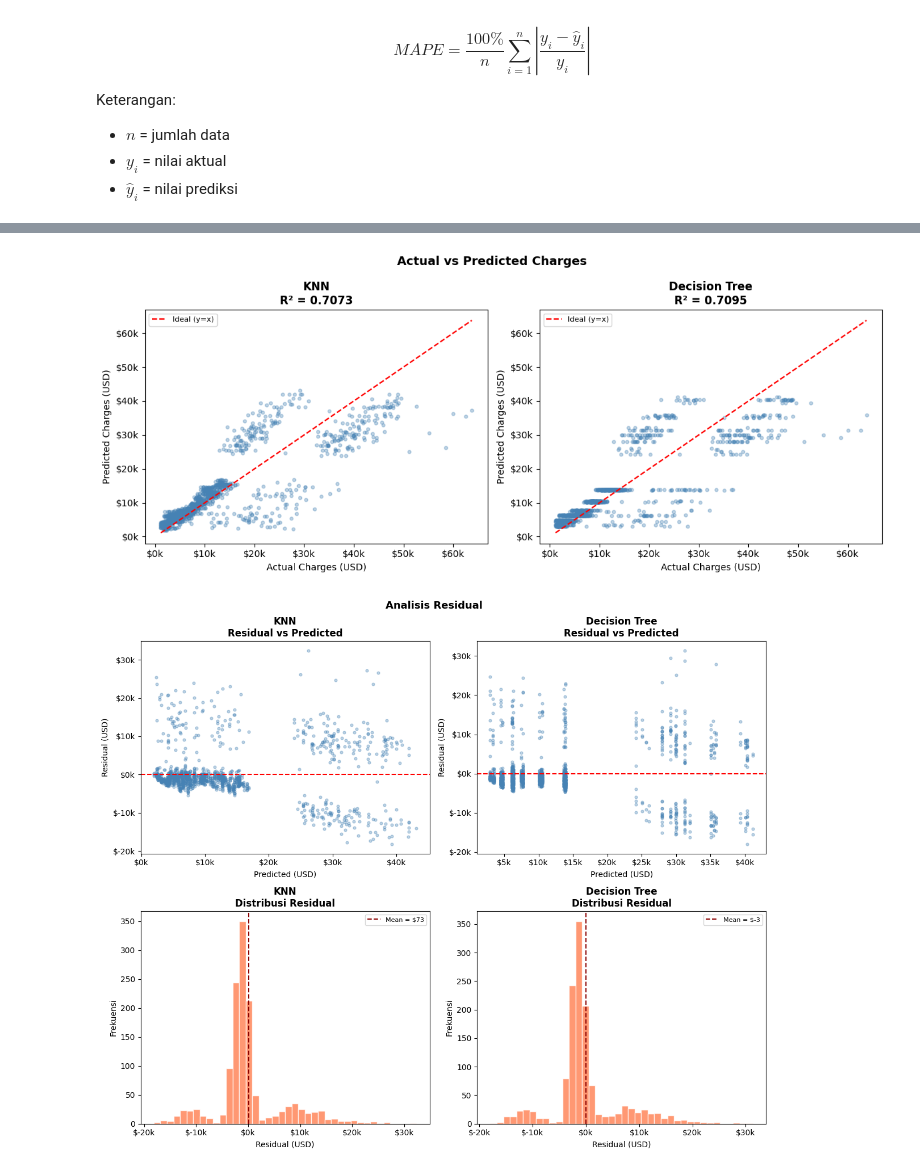
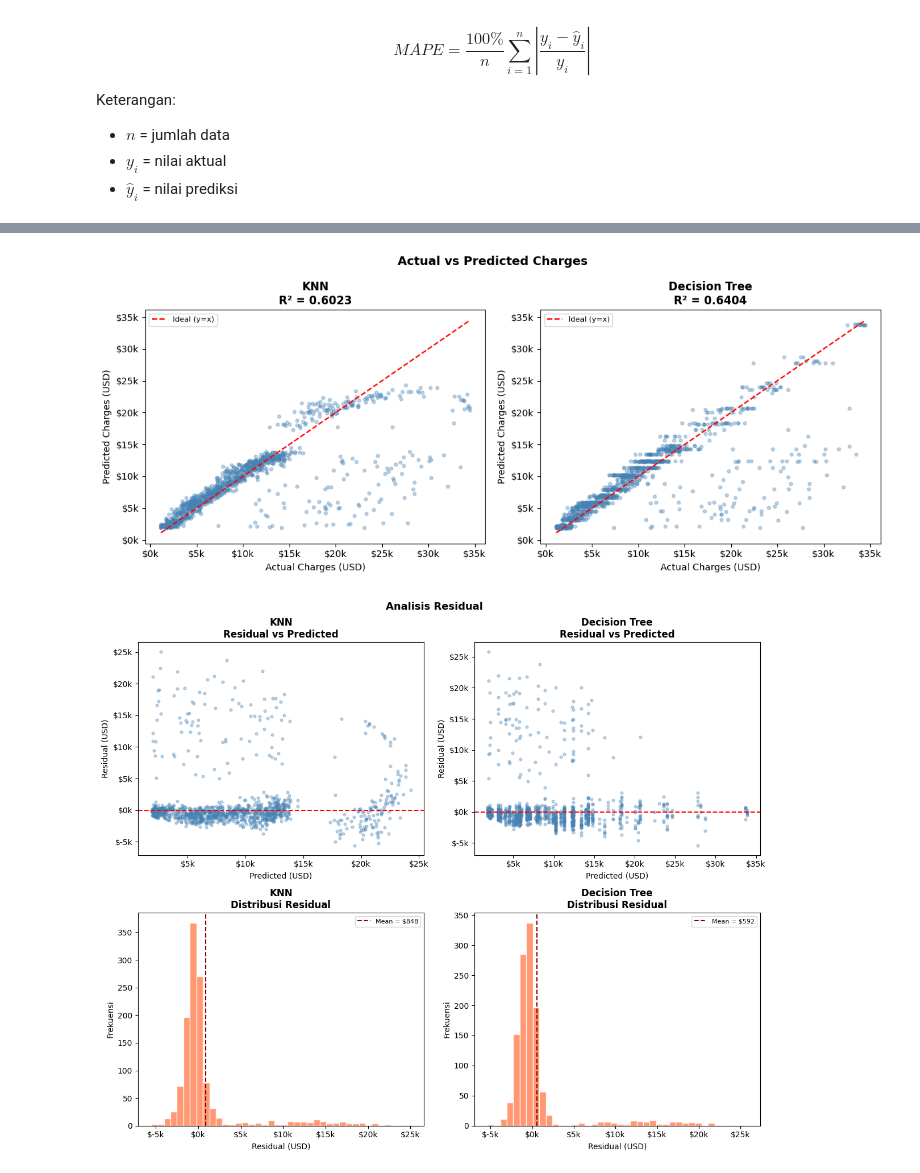
Before and after one commit to flynnight/Tubes-Siscer, a Jupyter notebook: ML_Medical_Insurance_Regresi.ipynb, the cells around one changed output, grey strips where cells are left out. Saved outputs shown, nothing was run; the diff lists cells and outputs as text; code cells hidden in the pictures.

```diff
--- a/ML_Medical_Insurance_Regresi.ipynb
+++ b/ML_Medical_Insurance_Regresi.ipynb
@@ -367,6 +675,6 @@ Penelitian ini menggunakan metode K-Fold Cross Validation dengan 5 fold untuk me
 # %%
 kf = KFold(
-    n_splits=5,
+    n_splits=3,
     shuffle=True,
     random_state=42
 )
@@ -446,8 +709,10 @@ Hasil tersebut menunjukkan bahwa model KNN dengan 19 tetangga terdekat menghasil
 # %%
 # Decision Tree
 param_dt = {
-    'max_depth': [3,5,7,9],
-    'min_samples_split': [2,5,10]
+    'max_depth'        : [3, 5, 7, 9, 11, 13, None],
+    'min_samples_split': [2, 5, 10, 15, 20, 30, 50, 100],
+    'min_samples_leaf' : [1, 2, 4, 6, 8, 10],
+    'criterion'        : ['squared_error', 'friedman_mse']
 }
 
 grid_dt = GridSearchCV(
@@ -457,7 +722,6 @@ grid_dt = GridSearchCV(
     scoring='r2'
 )
 
-grid_dt.fit(X, y)
-
+grid_dt.fit(X, y_log)
 print(grid_dt.best_params_)
 # %% [output]
@@ -607,73 +887,48 @@ results.style.format({
 # %%
-# Scatter Plot
-# membuat 1 baris dan 2 kolom dengan lebar 12 dan tinggi 5
 fig, axes = plt.subplots(1, 2, figsize=(12, 5))
 fig.suptitle('Actual vs Predicted Charges', fontsize=13, fontweight='bold')
 
-# zip(axes, model_names, preds_all) = menggabungkan 3 list sekaligus sehingga setiap iterasi dapat 1 subplot, 1 nama model, 1 array prediksi
 for ax, name, pred in zip(axes, model_names, preds_all):
-
-    # hitung R² untuk ditampilkan di judul subplot
-    r2 = r2_score(y, pred)
-
-    # alpha=0.35 → transparansi titik agar tidak menumpuk
-    # s=12 → ukuran titik
-    ax.scatter(y, pred, alpha=0.35, s=12, color='steelblue')
-
-    # lims = batas sumbu x dan y disamakan agar garis ideal berbentuk diagonal 45°
-    lims = [min(y.min(), pred.min()), max(y.max(), pred.max())]
-
-    # garis merah putus-putus = kondisi ideal (prediksi == aktual)
+    r2 = r2_score(y_actual, pred)
+    ax.scatter(y_actual, pred, alpha=0.35, s=12, color='steelblue')
+    lims = [min(y_actual.min(), pred.min()), max(y_actual.max(), pred.max())]
     ax.plot(lims, lims, 'r--', linewidth=1.5, label='Ideal (y=x)')
-
     ax.set_xlabel('Actual Charges (USD)')
     ax.set_ylabel('Predicted Charges (USD)')
     ax.set_title(f'{name}\nR² = {r2:.4f}', fontweight='bold')
-
-    # format sumbu x dan y dari angka asli (misal 10000) menjadi $10k
     ax.xaxis.set_major_formatter(mticker.FuncFormatter(lambda x, _: f'${x/1000:.0f}k'))
     ax.yaxis.set_major_formatter(mticker.FuncFormatter(lambda x, _: f'${x/1000:.0f}k'))
-
     ax.legend(fontsize=8)
 
 plt.tight_layout()
 plt.show()
 # %% [output]
-[figure, old version]
+[figure, new version]
 # %%
-# Residual Analysis
 fig, axes = plt.subplots(2, 2, figsize=(12, 10))
 fig.suptitle('Analisis Residual', fontsize=13, fontweight='bold')
 
 for i, (name, pred) in enumerate(zip(model_names, preds_all)):
+    residuals = np.array(y_actual) - np.array(pred)
 
-    residuals = np.array(y) - np.array(pred)
-
-    # Residual vs Predicted
-    # titik tersebar acak di atas dan bawah garis 0
     axes[0, i].scatter(pred, residuals, alpha=0.35, s=12, color='steelblue')
     axes[0, i].axhline(0, color='red', linestyle='--', linewidth=1.5)
     axes[0, i].set_title(f'{name}\nResidual vs Predicted', fontweight='bold')
     axes[0, i].set_xlabel('Predicted (USD)')
     axes[0, i].set_ylabel('Residual (USD)')
     axes[0, i].xaxis.set_major_formatter(mticker.FuncFormatter(lambda x, _: f'${x/1000:.0f}k'))
     axes[0, i].yaxis.set_major_formatter(mticker.FuncFormatter(lambda x, _: f'${x/1000:.0f}k'))
 
-    # Distribusi Residual
-    # distribusi mendekati normal dan terpusat di 0
-    # bins=40 → jumlah batang histogram
     axes[1, i].hist(residuals, bins=40, color='coral', edgecolor='white', alpha=0.8)
-
-    # garis mean residual: idealnya mendekati 0
     axes[1, i].axvline(residuals.mean(), color='darkred', linestyle='--',
                        linewidth=1.5, label=f'Mean = ${residuals.mean():,.0f}')
     axes[1, i].set_title(f'{name}\nDistribusi Residual', fontweight='bold')
     axes[1, i].set_xlabel('Residual (USD)')
     axes[1, i].set_ylabel('Frekuensi')
     axes[1, i].legend(fontsize=8)
     axes[1, i].xaxis.set_major_formatter(mticker.FuncFormatter(lambda x, _: f'${x/1000:.0f}k'))
 
 plt.tight_layout()
 plt.show()
 # %% [output]
-[figure, old version]
+[figure, new version]
```
Also changed, not shown: parts of 34 cells of this notebook.
